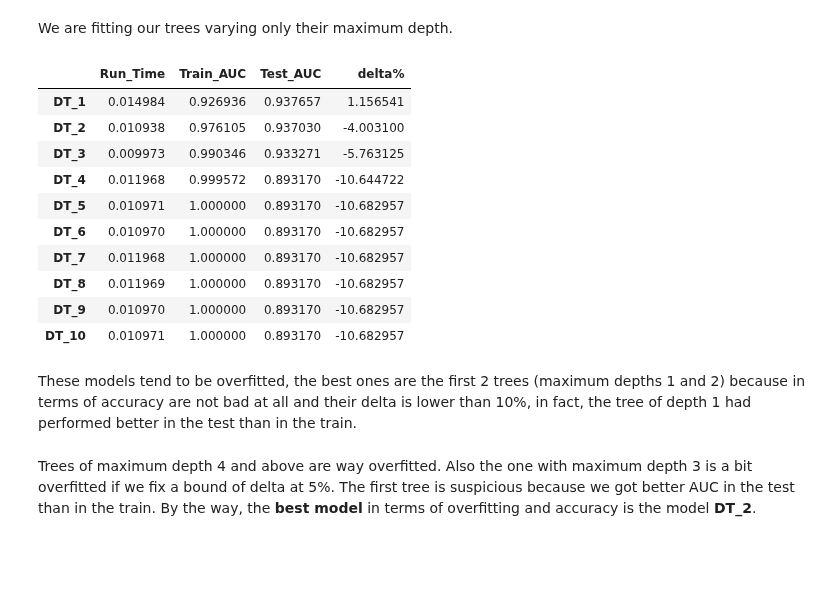
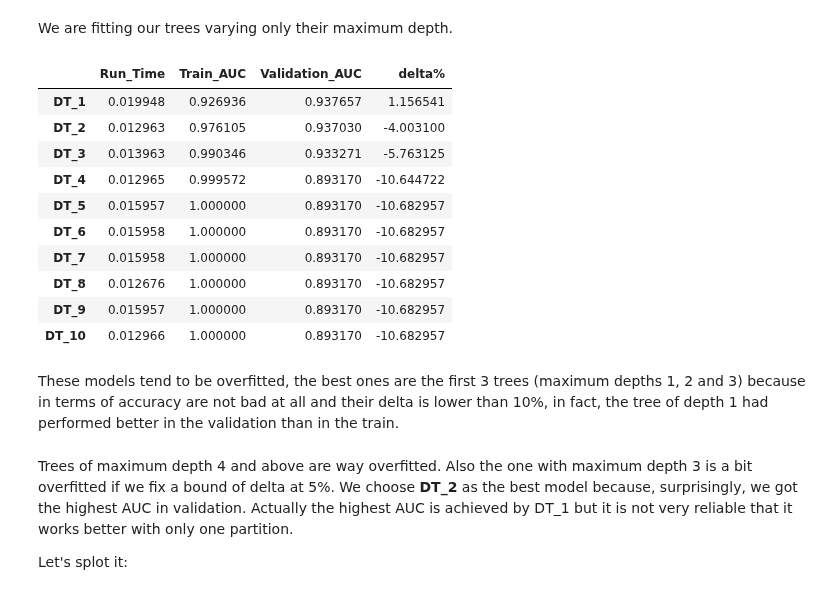
Before and after one commit to mgp165/TFG, a Jupyter notebook: notebooks/models/breast_cancer/decision_tree.ipynb, the cells around one changed output. Cells and saved outputs as stored; diff of their text form; code cells hidden in the pictures; blank space fills up the shorter version.

```diff
--- a/notebooks/models/breast_cancer/decision_tree.ipynb
+++ b/notebooks/models/breast_cancer/decision_tree.ipynb
@@ -11,34 +14,36 @@ sys.path.append('F:\\Users\\Manuel García Plaza\\Desktop\\TFG\\')
 from notebooks.utils.classification_metrics import classification
 # %%
 train =  pd.read_parquet('../../../data/model_input/train_sets/breast_cancer.parquet')
-test =  pd.read_parquet('../../../data/model_input/validation_sets/breast_cancer.parquet')
+validation =  pd.read_parquet('../../../data/model_input/validation_sets/breast_cancer.parquet')
 # %%
 y_train = train.diagnosis
 X_train = train.drop(columns=['diagnosis'])
 # %%
-y_test = test.diagnosis
-X_test = test.drop(columns=['diagnosis'])
+y_validation = validation.diagnosis
+X_validation = validation.drop(columns=['diagnosis'])
 # %% [markdown]
 We are fitting our trees varying only their maximum depth.
 # %%
 models_list = [DecisionTreeClassifier(max_depth = i) for i in range(1, 11)]
 names_list = ['DT_'+str(i) for i in range(1, 11)]
 # %%
-metrics = classification(models_list, names_list, '../../../data/metrics/breast_cancer/decision_tree.parquet', X_train, y_train, X_test, y_test)
+metrics = classification(models_list, names_list, '../../../data/metrics/breast_cancer/decision_tree.csv', X_train, y_train, X_validation, y_validation)
 metrics
 # %% [output]
-|  | Run_Time | Train_AUC | Test_AUC | delta% |
-| DT_1 | 0.014984 | 0.926936 | 0.937657 | 1.156541 |
-| DT_2 | 0.010938 | 0.976105 | 0.937030 | -4.003100 |
-| DT_3 | 0.009973 | 0.990346 | 0.933271 | -5.763125 |
-| DT_4 | 0.011968 | 0.999572 | 0.893170 | -10.644722 |
-| DT_5 | 0.010971 | 1.000000 | 0.893170 | -10.682957 |
-| DT_6 | 0.010970 | 1.000000 | 0.893170 | -10.682957 |
-| DT_7 | 0.011968 | 1.000000 | 0.893170 | -10.682957 |
-| DT_8 | 0.011969 | 1.000000 | 0.893170 | -10.682957 |
-| DT_9 | 0.010970 | 1.000000 | 0.893170 | -10.682957 |
-| DT_10 | 0.010971 | 1.000000 | 0.893170 | -10.682957 |
+|  | Run_Time | Train_AUC | Validation_AUC | delta% |
+| DT_1 | 0.019948 | 0.926936 | 0.937657 | 1.156541 |
+| DT_2 | 0.012963 | 0.976105 | 0.937030 | -4.003100 |
+| DT_3 | 0.013963 | 0.990346 | 0.933271 | -5.763125 |
+| DT_4 | 0.012965 | 0.999572 | 0.893170 | -10.644722 |
+| DT_5 | 0.015957 | 1.000000 | 0.893170 | -10.682957 |
+| DT_6 | 0.015958 | 1.000000 | 0.893170 | -10.682957 |
+| DT_7 | 0.015958 | 1.000000 | 0.893170 | -10.682957 |
+| DT_8 | 0.012676 | 1.000000 | 0.893170 | -10.682957 |
+| DT_9 | 0.015957 | 1.000000 | 0.893170 | -10.682957 |
+| DT_10 | 0.012966 | 1.000000 | 0.893170 | -10.682957 |
 # %% [markdown]
-These models tend to be overfitted, the best ones are the first 2 trees (maximum depths 1 and 2) because in terms of accuracy are not bad at all and their delta is lower than 10%, in fact, the tree of depth 1 had performed better in the test than in the train.
+These models tend to be overfitted, the best ones are the first 3 trees (maximum depths 1, 2 and 3) because in terms of accuracy are not bad at all and their delta is lower than 10%, in fact, the tree of depth 1 had performed better in the validation than in the train.
 # %% [markdown]
-Trees of maximum depth 4 and above are way overfitted. Also the one with maximum depth 3 is a bit overfitted if we fix a bound of delta at 5%. The first tree is suspicious because we got better AUC in the test than in the train. By the way, the **best model** in terms of overfitting and accuracy is the model **DT_2**.
+Trees of maximum depth 4 and above are way overfitted. Also the one with maximum depth 3 is a bit overfitted if we fix a bound of delta at 5%. We choose **DT_2** as the best model because, surprisingly, we got the highest AUC in validation. Actually the highest AUC is achieved by DT_1 but it is not very reliable that it works better with only one partition.
+
+Let's splot it:
```
Also changed, not shown: parts of 12 cells of this notebook, 1 other file.
